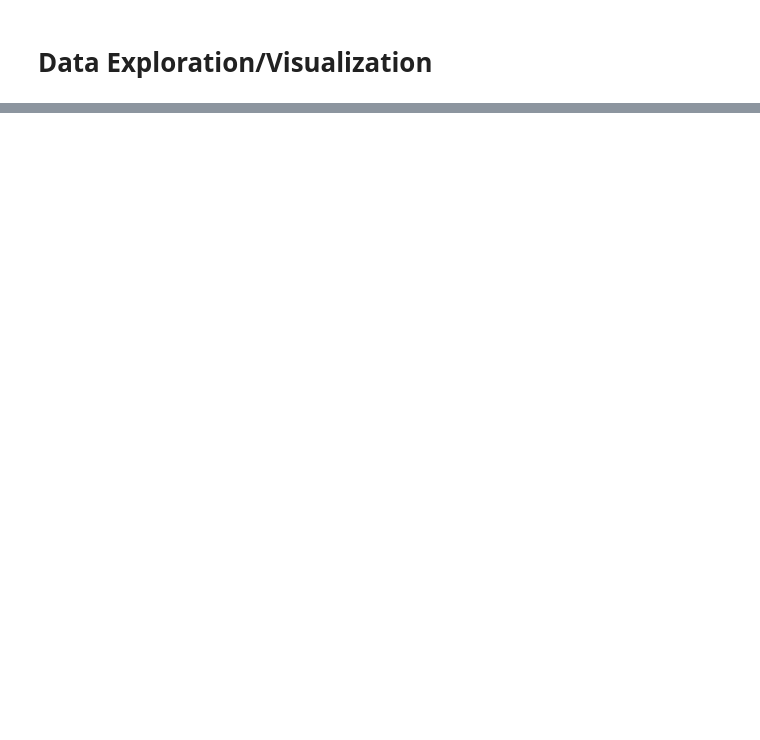
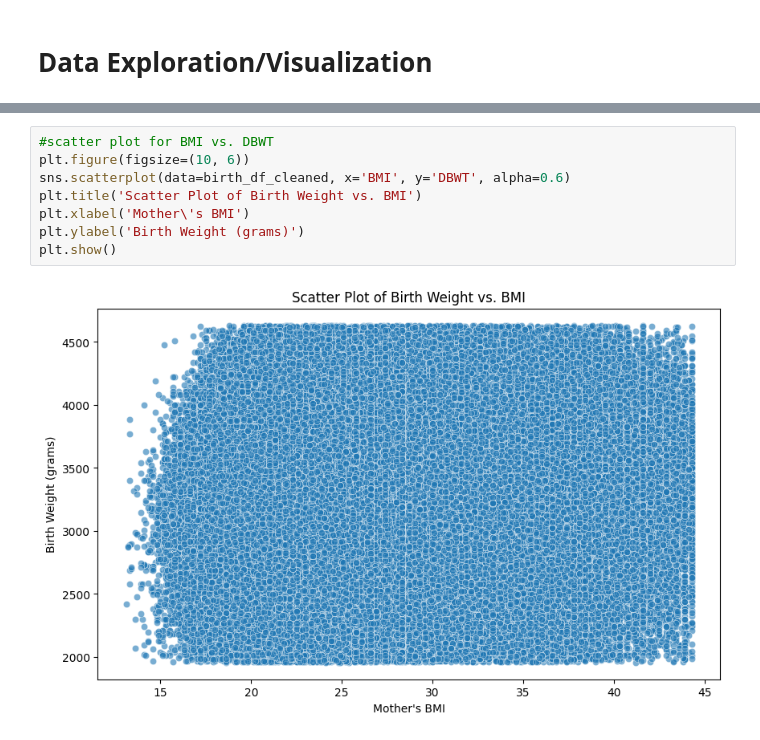
Before and after one commit to sabujrana/AIproject, a Jupyter notebook: AI_Final_project(data_cleaning).ipynb, the cells around one changed output, grey strips where cells are left out. Saved outputs shown, nothing was run; the diff lists cells and outputs as text; blank space fills up the shorter version.

```diff
--- a/AI_Final_project(data_cleaning).ipynb
+++ b/AI_Final_project(data_cleaning).ipynb
@@ -225,0 +257,10 @@ ValueError: If using all scalar values, you must pass an index
+# %%
+#scatter plot for BMI vs. DBWT
+plt.figure(figsize=(10, 6))
+sns.scatterplot(data=birth_df_cleaned, x='BMI', y='DBWT', alpha=0.6)
+plt.title('Scatter Plot of Birth Weight vs. BMI')
+plt.xlabel('Mother\'s BMI')
+plt.ylabel('Birth Weight (grams)')
+plt.show()
+# %% [output]
+[figure, added]
```
Also changed, not shown: parts of 9 cells of this notebook.
